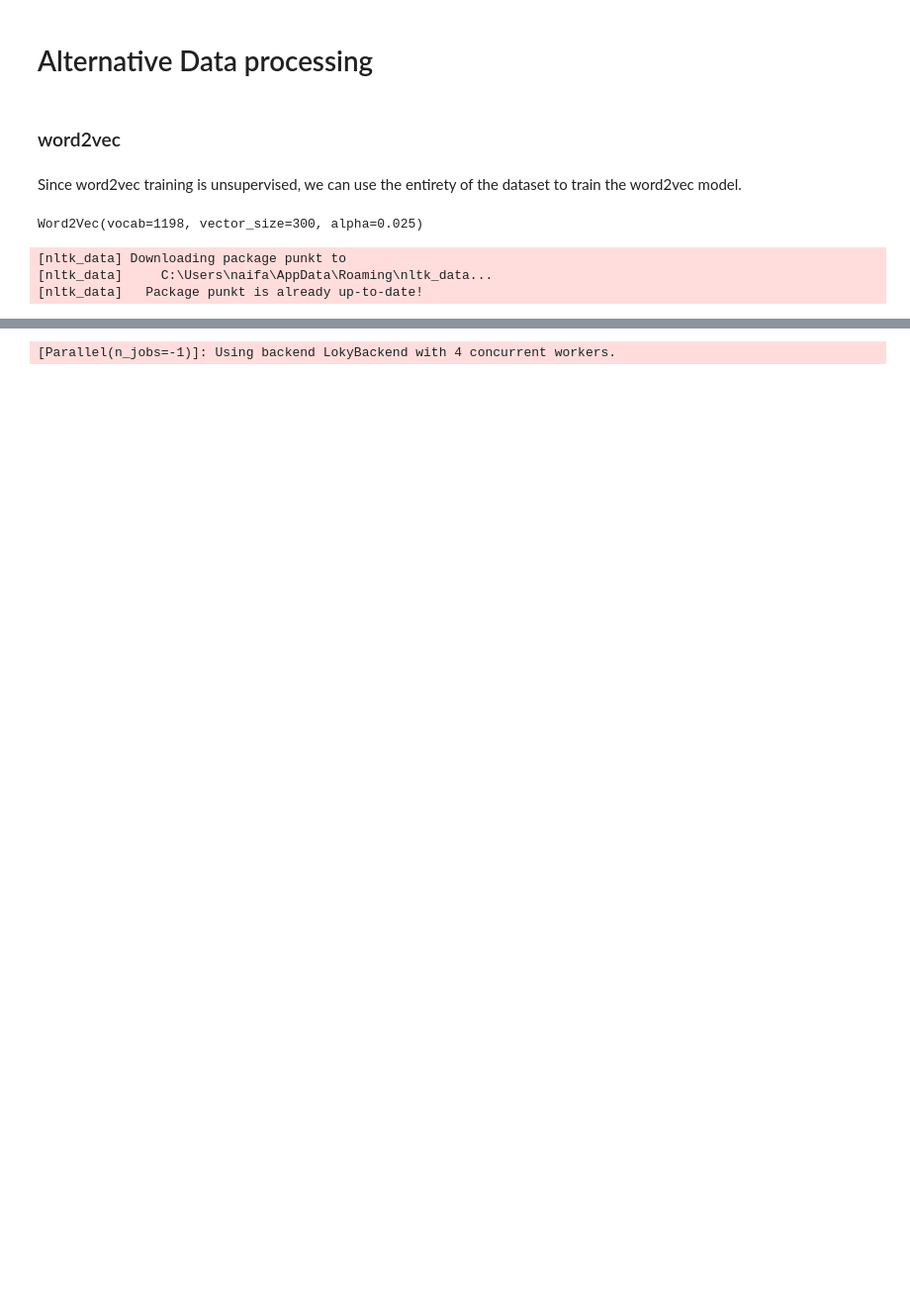
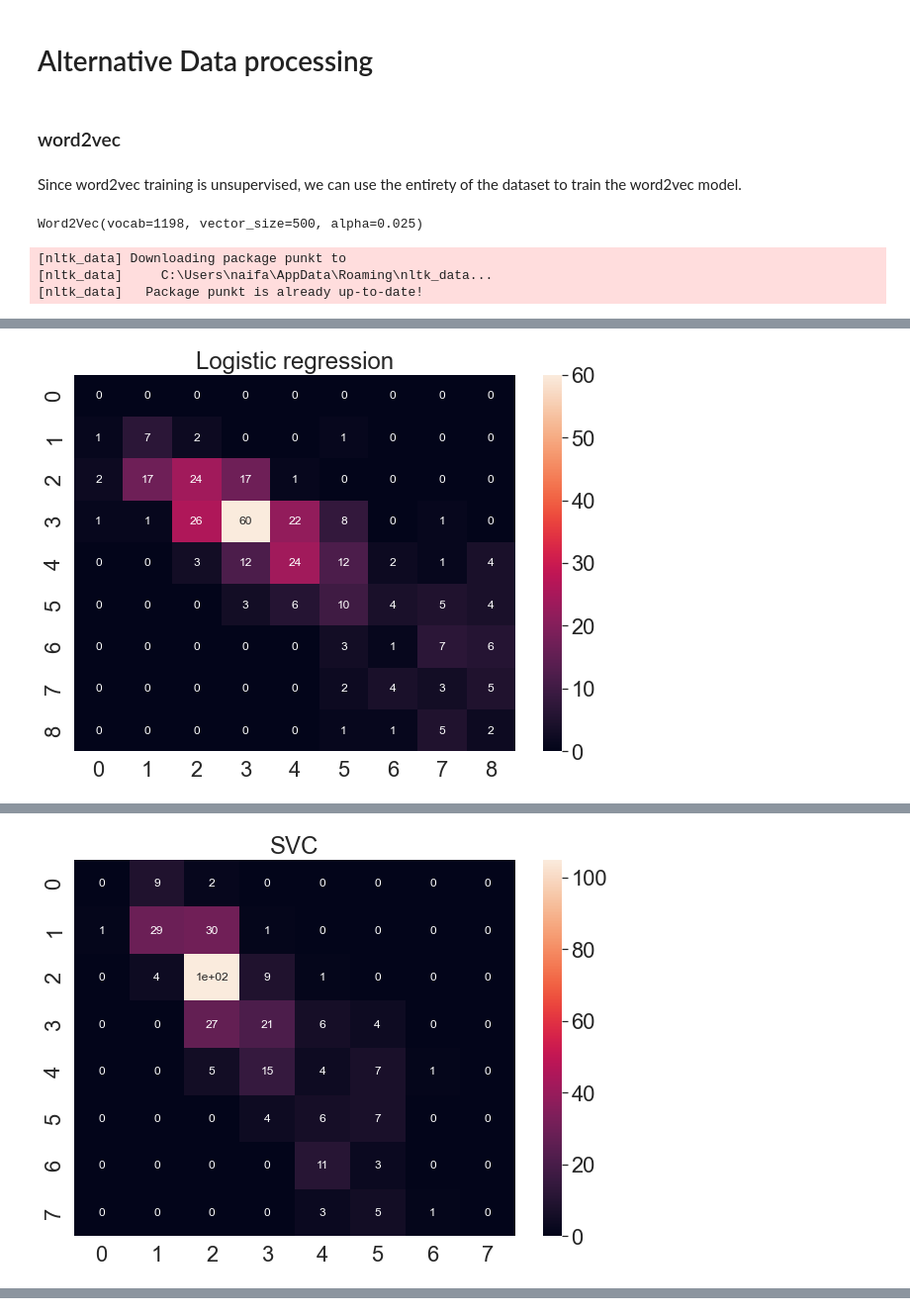
Before and after one commit to asma-naifar/english-proficiency-prediction, a Jupyter notebook: code.ipynb, the cells around one changed output, grey strips where cells are left out. Shown at 99% size. Drawn from its saved outputs; the diff is of its cells as text; code cells hidden in the pictures; blank space fills up the shorter version.

```diff
--- a/code.ipynb
+++ b/code.ipynb
@@ -334,7 +330,7 @@ for f in files:
     full_list.append(word_extraction(input.readline()).split())
 
 word2vec = Word2Vec(full_list, seed=1,
-                    vector_size =300,
+                    vector_size =500,
                     min_count=50,
                     window=30)
 # summarize the loaded model
@@ -342,7 +338,7 @@ print(word2vec)
 # summarize vocabulary
 words = list(word2vec.wv.index_to_key)
 # %% [output]
-Word2Vec(vocab=1198, vector_size=300, alpha=0.025)
+Word2Vec(vocab=1198, vector_size=500, alpha=0.025)
 # %%
 import nltk
 import numpy as np
@@ -392,25 +388,17 @@ class MeanEmbeddingVectorizer(object):
 [nltk_data] Downloading package punkt to
 [nltk_data]     C:\Users\naifa\AppData\Roaming\nltk_data...
 [nltk_data]   Package punkt is already up-to-date!
-# %%
-from sklearn.model_selection import cross_val_predict
-from sklearn.model_selection import StratifiedKFold
-from sklearn.metrics import log_loss, accuracy_score
-import scikitplot.plotters as skplt
-from sklearn.ensemble import RandomForestClassifier
-
-def evaluate_features(X, y, clf=None):
-    if clf is None:
-        clf = LogisticRegression(class_weight='balanced', max_iter=3000)
-
-    probas = cross_val_predict(clf, X, y, cv=StratifiedKFold(),
-                              n_jobs=-1, method='predict_proba', verbose=2)
-    pred_indices = np.argmax(probas, axis=1)
-    classes = np.unique(y)
-    preds = classes[pred_indices]
-    print('Log loss: {}'.format(log_loss(y, probas)))
-    print('Accuracy: {}'.format(accuracy_score(y, preds)))
-    skplt.plot_confusion_matrix(y, preds)
+# %%
+def evaluate_features(name, x_train, y_train, x_test, y_test, clf=None):
+    if clf is None:
+        clf = LogisticRegression(class_weight='balanced', max_iter=3000)
+
+    clf.fit(x_train, y_train)
+    y_pred = clf.predict(x_test)
+    print(name,"Accuracy:", metrics.accuracy_score(y_test, y_pred))
+    conf_matrix(name, y_test, y_pred)
+
+    y_pred = clf.predict(x_test)
 # %%
 mean_embedding_vectorizer = MeanEmbeddingVectorizer(word2vec)
 
@@ -433,14 +421,9 @@ X_train = mean_embedding_vectorizer.fit_transform(trainingText)
 X_test = mean_embedding_vectorizer.fit_transform(testingText)
 
 y_train = pd.DataFrame([textScoreList[trainingFile] for trainingFile in trainingFiles], columns = ["score"])
+y_test = pd.DataFrame([textScoreList[testingFile] for testingFile in testingFiles], columns = ["score"])
 
-evaluate_features(X_train, y_train["score"])
-evaluate_features(X_train, y_train["score"],
-                  RandomForestClassifier(n_estimators=1000, max_depth=15, verbose=1))
-evaluate_features(X_train, y_train["score"],
-                  XGBClassifier(max_depth=4,
-                                objective='multi:softprob',
-                                learning_rate=0.03333,
-                                )
-                 )
+evaluate_features("Logistic regression", X_train, y_train["score"], X_test, y_test["score"], LogisticRegression(class_weight='balanced', max_iter=3000))
+evaluate_features("SVC", X_train, y_train["score"], X_test, y_test["score"], SVC(gamma="scale"))
+evaluate_features("XGBClassifier", X_train, y_train["score"], X_test, y_test["score"], XGBClassifier())
 # %% [output]
@@ -448,0 +431 @@ evaluate_features(X_train, y_train["score"],
+[figure, added]
@@ -450,0 +433 @@ Accuracy: 0.42857142857142855
+[figure, added]
@@ -455 +435,0 @@ Accuracy: 0.46986607142857145
-[Parallel(n_jobs=-1)]: Using backend LokyBackend with 4 concurrent workers.
```
Also changed, not shown: parts of 7 cells of this notebook.
